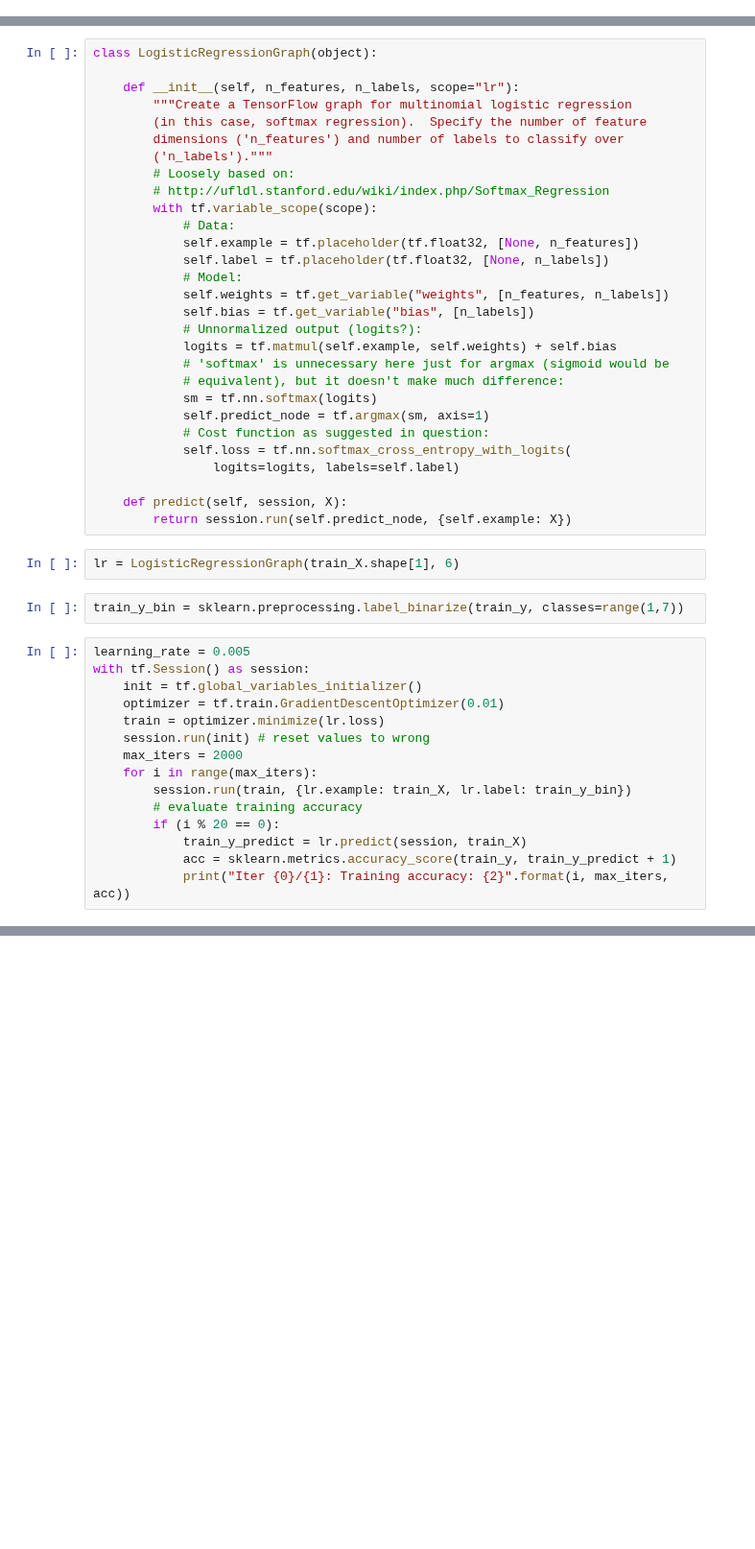
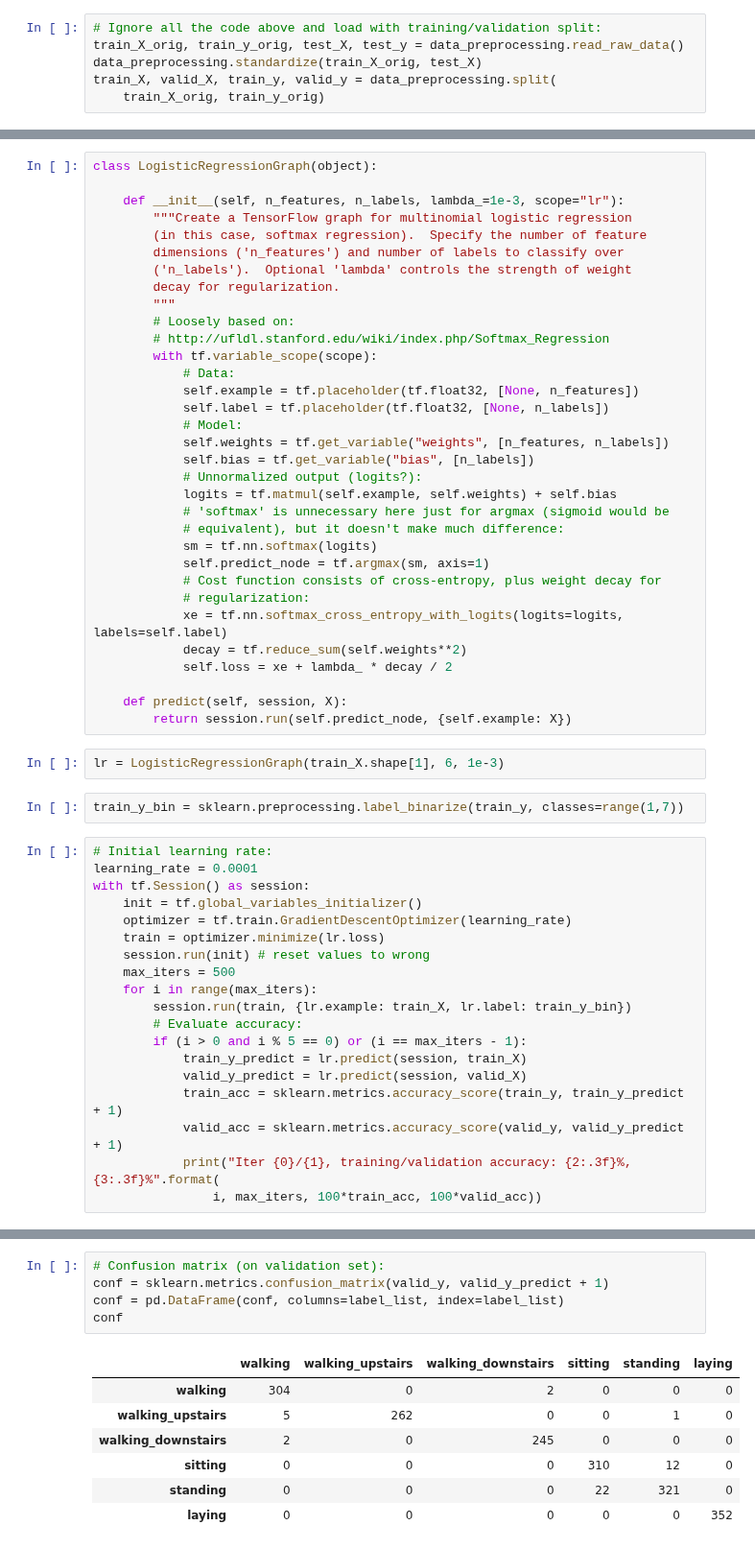
Before and after one commit to Hodapp87/yazabi-tensorflow-classification-test, a Jupyter notebook: Yazabi - TensorFlow skills test (classification).ipynb, the cells around one changed output, grey strips where cells are left out. Shown at 96% size. Saved outputs shown, nothing was run; the diff lists cells and outputs as text; blank space fills up the shorter version.

```diff
--- a/Yazabi - TensorFlow skills test (classification).ipynb
+++ b/Yazabi - TensorFlow skills test (classification).ipynb
@@ -189,2 +199,8 @@ from collections import namedtuple
+# %%
+# Ignore all the code above and load with training/validation split:
+train_X_orig, train_y_orig, test_X, test_y = data_preprocessing.read_raw_data()
+data_preprocessing.standardize(train_X_orig, test_X)
+train_X, valid_X, train_y, valid_y = data_preprocessing.split(
+    train_X_orig, train_y_orig)
 # %%
 tf.reset_default_graph()
@@ -191,11 +209,13 @@ tf.reset_default_graph()
 # %%
 class LogisticRegressionGraph(object):
 
-    def __init__(self, n_features, n_labels, scope="lr"):
+    def __init__(self, n_features, n_labels, lambda_=1e-3, scope="lr"):
         """Create a TensorFlow graph for multinomial logistic regression
         (in this case, softmax regression).  Specify the number of feature
         dimensions ('n_features') and number of labels to classify over
-        ('n_labels')."""
+        ('n_labels').  Optional 'lambda' controls the strength of weight
+        decay for regularization.
+        """
         # Loosely based on:
         # http://ufldl.stanford.edu/wiki/index.php/Softmax_Regression
         with tf.variable_scope(scope):
@@ -211,29 +231,35 @@ class LogisticRegressionGraph(object):
             # equivalent), but it doesn't make much difference:
             sm = tf.nn.softmax(logits)
             self.predict_node = tf.argmax(sm, axis=1)
-            # Cost function as suggested in question:
-            self.loss = tf.nn.softmax_cross_entropy_with_logits(
-                logits=logits, labels=self.label)
+            # Cost function consists of cross-entropy, plus weight decay for
+            # regularization:
+            xe = tf.nn.softmax_cross_entropy_with_logits(logits=logits, labels=self.label)
+            decay = tf.reduce_sum(self.weights**2)
+            self.loss = xe + lambda_ * decay / 2
 
     def predict(self, session, X):
         return session.run(self.predict_node, {self.example: X})
 # %%
-lr = LogisticRegressionGraph(train_X.shape[1], 6)
+lr = LogisticRegressionGraph(train_X.shape[1], 6, 1e-3)
 # %%
 train_y_bin = sklearn.preprocessing.label_binarize(train_y, classes=range(1,7))
 # %%
-learning_rate = 0.005
+# Initial learning rate:
+learning_rate = 0.0001
 with tf.Session() as session:
     init = tf.global_variables_initializer()
-    optimizer = tf.train.GradientDescentOptimizer(0.01)
+    optimizer = tf.train.GradientDescentOptimizer(learning_rate)
     train = optimizer.minimize(lr.loss)
     session.run(init) # reset values to wrong
-    max_iters = 2000
+    max_iters = 500
     for i in range(max_iters):
         session.run(train, {lr.example: train_X, lr.label: train_y_bin})
-        # evaluate training accuracy
-        if (i % 20 == 0):
+        # Evaluate accuracy:
+        if (i > 0 and i % 5 == 0) or (i == max_iters - 1):
             train_y_predict = lr.predict(session, train_X)
-            acc = sklearn.metrics.accuracy_score(train_y, train_y_predict + 1)
-            print("Iter {0}/{1}: Training accuracy: {2}".format(i, max_iters, acc))
+            valid_y_predict = lr.predict(session, valid_X)
+            train_acc = sklearn.metrics.accuracy_score(train_y, train_y_predict + 1)
+            valid_acc = sklearn.metrics.accuracy_score(valid_y, valid_y_predict + 1)
+            print("Iter {0}/{1}, training/validation accuracy: {2:.3f}%, {3:.3f}%".format(
+                i, max_iters, 100*train_acc, 100*valid_acc))
 # %% [output]
@@ -257,0 +283,13 @@ KeyboardInterrupt:
+# %%
+# Confusion matrix (on validation set):
+conf = sklearn.metrics.confusion_matrix(valid_y, valid_y_predict + 1)
+conf = pd.DataFrame(conf, columns=label_list, index=label_list)
+conf
+# %% [output]
+|  | walking | walking_upstairs | walking_downstairs | sitting | standing | laying |
+| walking | 304 | 0 | 2 | 0 | 0 | 0 |
+| walking_upstairs | 5 | 262 | 0 | 0 | 1 | 0 |
+| walking_downstairs | 2 | 0 | 245 | 0 | 0 | 0 |
+| sitting | 0 | 0 | 0 | 310 | 12 | 0 |
+| standing | 0 | 0 | 0 | 22 | 321 | 0 |
+| laying | 0 | 0 | 0 | 0 | 0 | 352 |
```
Also changed, not shown: parts of 11 cells of this notebook.
